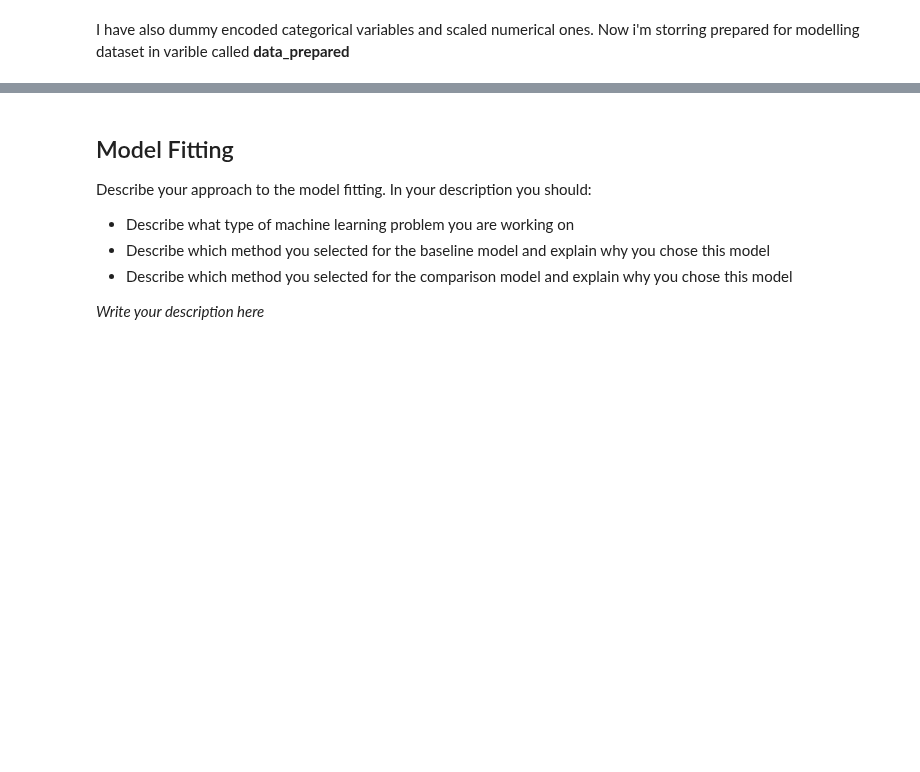
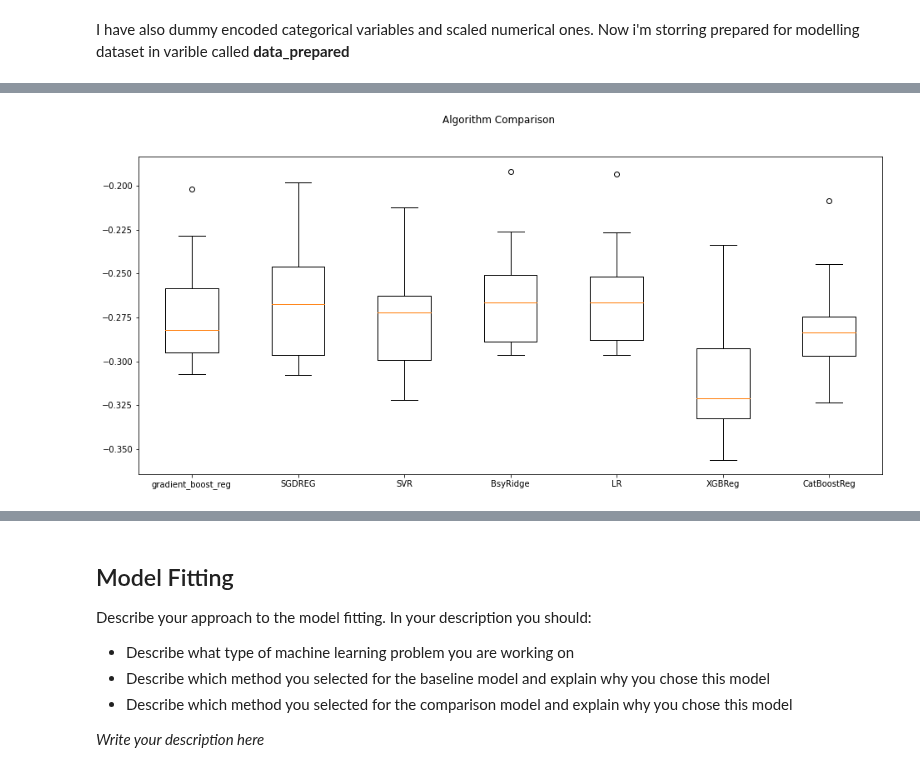
Before and after one commit to CarJung/Uni, a Jupyter notebook: data_camp_certificate/notebook.ipynb, the cells around one changed output, grey strips where cells are left out. Cells and saved outputs as stored; diff of their text form; code cells hidden in the pictures; blank space fills up the shorter version.

```diff
--- a/data_camp_certificate/notebook.ipynb
+++ b/data_camp_certificate/notebook.ipynb
@@ -359,0 +378,14 @@ I have also dummy encoded categorical variables and scaled numerical ones. Now i
+# %%
+score = []
+name_list = []
+
+def train_predict_save_metrics(algorithms_list,dataset):
+    x = dataset.iloc[:,1:]
+    y =  dataset.iloc[:,0]
+    kfold = KFold(n_splits=10,shuffle=True, random_state=42)
+    for name, alg in algorithms_list:
+        cv_results = cross_val_score(alg, x, y, cv=kfold, scoring='neg_root_mean_squared_error')
+        score.append(cv_results)
+        name_list.append(name)
+        msg = "%s: %f (%f)" % (name, cv_results.mean(), cv_results.std())
+        print(msg)
@@ -359,0 +412,9 @@ I have also dummy encoded categorical variables and scaled numerical ones. Now i
+# %%
+fig = plt.figure(figsize = [16,7])
+fig.suptitle('Algorithm Comparison')
+ax = fig.add_subplot(111)
+plt.boxplot(score)
+ax.set_xticklabels(name_list)
+plt.show()
+# %% [output]
+[figure, added]
```
Also changed, not shown: parts of 9 cells of this notebook.
